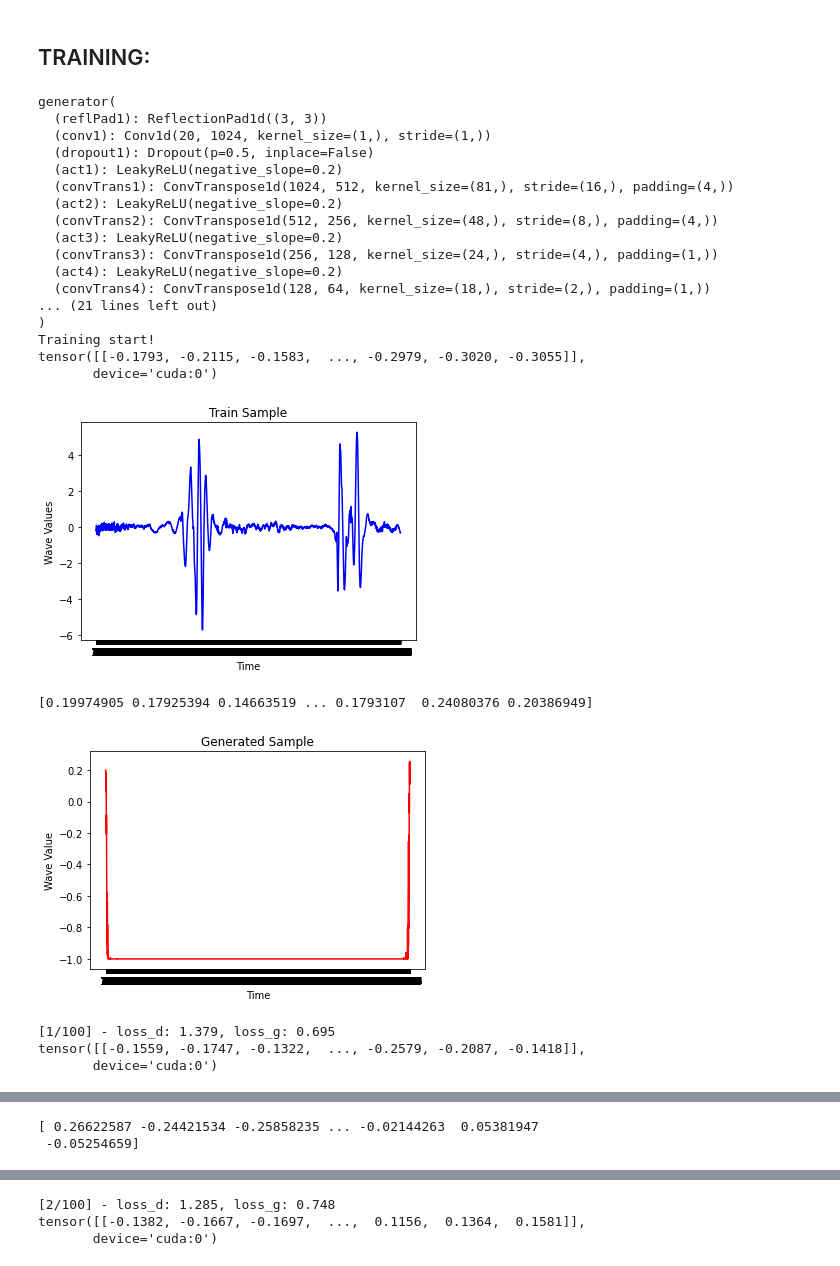
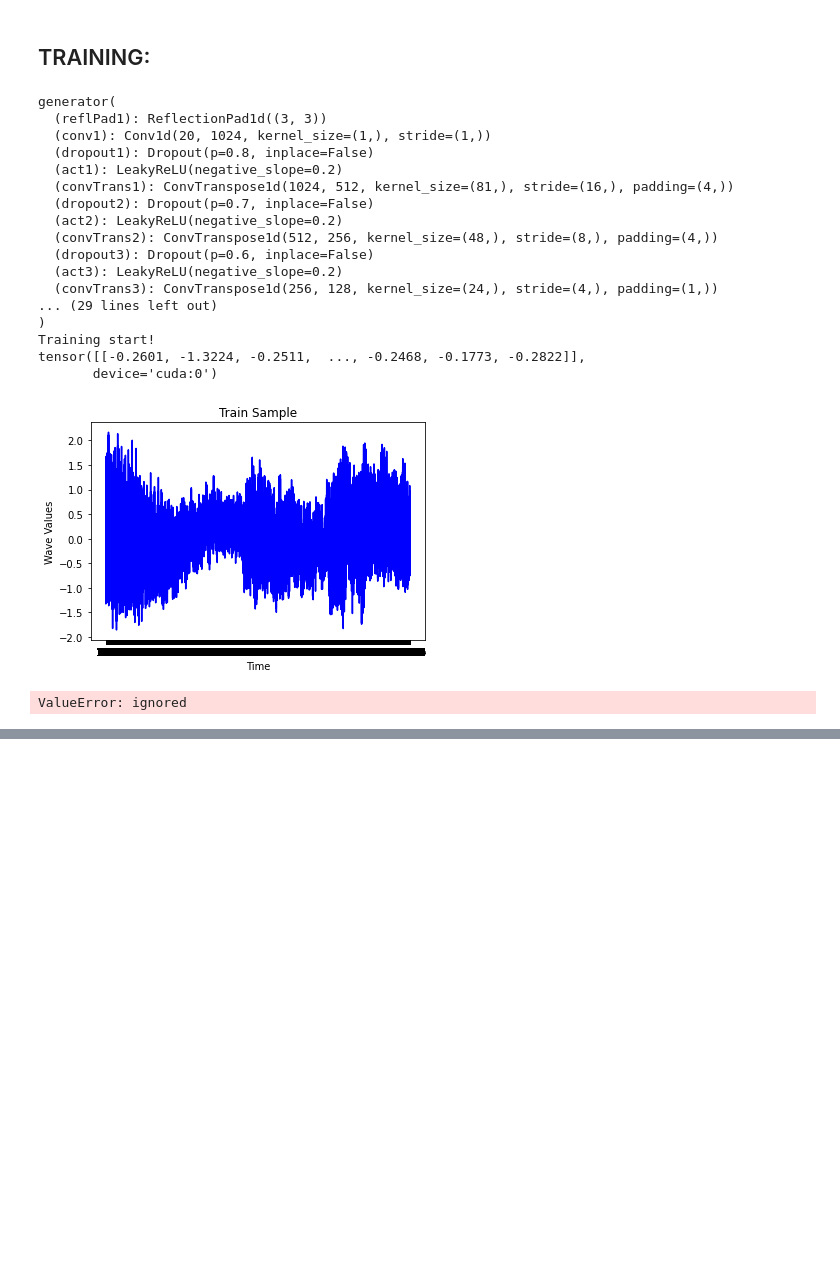
Before and after one commit to shanethomaswilliams/RAW-AUDIO-GAN, a Jupyter notebook: Copy of HEARTBEAT_GAN.ipynb, the cells around one changed output, grey strips where cells are left out. Drawn from its saved outputs; the diff is of its cells as text; code cells hidden in the pictures; blank space fills up the shorter version.

```diff
--- a/Copy of HEARTBEAT_GAN.ipynb
+++ b/Copy of HEARTBEAT_GAN.ipynb
@@ -26,7 +27,7 @@ gpu_boole = torch.cuda.is_available()
 ## GETTING DATA:
 # %%
 AUDIO_LENGTH = 5000
-OUTPUT_DIR = './drive/MyDrive/DL_FINAL_PROJECT/output'
+OUTPUT_DIR = './drive/MyDrive/DL_FINAL_PROJECT/Copy of long_melody_data.zip (Unzipped Files)/mel_output'
 OUTPUT_DIR_TRAIN = os.path.join(OUTPUT_DIR, 'train')
 
 train_files = glob(os.path.join(OUTPUT_DIR_TRAIN, '**.csv'))
@@ -78,7 +79,7 @@ def get_data(file_list):
     def load_into(_filename, _x):
         with open(_filename, 'rb') as f:
             audio_element = np.loadtxt(f, delimiter=",")
-            audio_element = audio_element.reshape(1,5000)
+            audio_element = audio_element.reshape(1,100000)
             _x.append(audio_element)
     x = []
     count = 0
@@ -150,16 +151,19 @@ class generator(nn.Module):
         #TODO
         self.reflPad1 = nn.ReflectionPad1d((3,3))
         self.conv1 = nn.Conv1d(input_channel, 1024, kernel_size=1, stride=1)
-        self.dropout1 = nn.Dropout()
+        self.dropout1 = nn.Dropout(0.8)
         self.act1 = nn.LeakyReLU(0.2)
 
         self.convTrans1 = nn.ConvTranspose1d(1024,512, kernel_size=81, stride=16, padding=4)
+        self.dropout2 = nn.Dropout(0.7)
         self.act2 = nn.LeakyReLU(0.2)
 
         self.convTrans2 = nn.ConvTranspose1d(512,256, kernel_size=48, stride=8, padding=4)
+        self.dropout3 = nn.Dropout(0.6)
         self.act3 = nn.LeakyReLU(0.2)
 
         self.convTrans3 = nn.ConvTranspose1d(256,128, kernel_size=24, stride=4, padding=1)
+        self.dropout4 = nn.Dropout(0.5)
         self.act4 = nn.LeakyReLU(0.2)
 
         self.convTrans4 = nn.ConvTranspose1d(128,64,  kernel_size=18, stride=2, padding=1)
@@ -184,19 +188,19 @@ class generator(nn.Module):
 
         convTrans1_out = self.convTrans1(act1_out)
         act2_out = self.act2(convTrans1_out)
-        act2_out = self.dropout1(act2_out)
+        act2_out = self.dropout2(act2_out)
 
         convTrans2_out = self.convTrans2(act2_out)
         act3_out = self.act3(convTrans2_out)
-        act3_out = self.dropout1(act3_out)
+        act3_out = self.dropout3(act3_out)
 
         convTrans3_out = self.convTrans3(act3_out)
         act4_out = self.act4(convTrans3_out)
-        act4_out = self.dropout1(act4_out)
+        act4_out = self.dropout4(act4_out)
 
         convTrans4_out = self.convTrans4(act4_out)
         act5_out = self.act5(convTrans4_out)
-        act5_out = self.dropout1(act5_out)
+        act5_out = self.dropout4(act5_out)
         reflPad2_out = self.reflPad2(act5_out)
 
         convTrans5_out = self.convTrans5(reflPad2_out)
@@ -211,18 +215,23 @@ class discriminator(nn.Module):
         self.RefPad = nn.ReflectionPad1d((7,7))
         self.conv1 = nn.Conv1d(1, 16, kernel_size=15, stride=1)
         self.act1 = nn.LeakyReLU(0.2)
+        self.dropout1 = nn.Dropout(0.9)
 
         self.conv2 = nn.Conv1d(16, 64, kernel_size=8, stride=4, padding=20, groups=4)
         self.act2 = nn.LeakyReLU(0.2)
+        self.dropout2 = nn.Dropout(0.8)
 
         self.conv3 = nn.Conv1d(64, 256, kernel_size=16, stride=4, padding=20, groups=16)
         self.act3 = nn.LeakyReLU(0.2)
+        self.dropout3 = nn.Dropout(0.7)
 
         self.conv4 = nn.Conv1d(256, 1024, kernel_size=32, stride=4, padding=20, groups=64)
         self.act4 = nn.LeakyReLU(0.2)
+        self.dropout4 = nn.Dropout(0.6)
 
         self.conv5 = nn.Conv1d(1024, 1024, kernel_size=64, stride=4, padding=20, groups=256)
         self.act5 = nn.LeakyReLU(0.2)
+        self.dropout5 = nn.Dropout(0.5)
 
         self.conv6 = nn.Conv1d(1024, 1024, kernel_size=16, stride=1, padding=2)
         self.act6 = nn.LeakyReLU(0.2)
@@ -242,21 +251,27 @@ class discriminator(nn.Module):
         reflPad_out = self.RefPad(x)
         conv1_out = self.conv1(reflPad_out)
         act1_out = self.act1(conv1_out)
+        act1_out = self.dropout1(act1_out)
 
         conv2_out = self.conv2(act1_out)
         act2_out = self.act2(conv2_out)
+        act2_out = self.dropout1(act2_out)
 
         conv3_out = self.conv3(act2_out)
         act3_out = self.act3(conv3_out)
+        act3_out = self.dropout1(act3_out)
 
         conv4_out = self.conv4(act3_out)
         act4_out = self.act4(conv4_out)
+        act4_out = self.dropout1(act4_out)
 
         conv5_out = self.conv5(act4_out)
         act5_out = self.act5(conv5_out)
+        act5_out = self.dropout1(act5_out)
 
         conv6_out = self.conv6(act5_out)
         act6_out = self.act6(conv6_out)
+        act6_out = self.dropout1(act6_out)
 
         conv7_out = self.conv7(act6_out)
         result = self.sig(conv7_out)
@@ -276,7 +291,7 @@ k=20
 epochs = 100
 batch_size = 32
 lr_g = 0.0001
-lr_d = 0.00002
+lr_d = 0.0001
 train_interval = 5
 
 G = generator(k)
@@ -401,41 +416,37 @@ for epoch in range(epochs):
     plt.show()
     print('[%d/%d] - loss_d: %.3f, loss_g: %.3f' % ((epoch + 1), epochs, torch.mean(torch.FloatTensor(D_losses[-batch_number:])),
                                       torch.mean(torch.FloatTensor(G_losses[-(batch_number - batch_number // train_interval):]))))
 
 #Plotting:
 
 #Losses:
 plt.subplot(1, 2, 1)
 plt.plot(D_losses)
 plt.title("D Loss")
 plt.xlabel("Batch number")
 plt.ylabel("Loss")
 plt.subplot(1, 2, 2)
 plt.plot(G_losses)
 plt.title("G Loss")
 plt.xlabel("Batch number")
 plt.ylabel("Loss");
 # %% [output]
 generator(
   (reflPad1): ReflectionPad1d((3, 3))
   (conv1): Conv1d(20, 1024, kernel_size=(1,), stride=(1,))
-  (dropout1): Dropout(p=0.5, inplace=False)
+  (dropout1): Dropout(p=0.8, inplace=False)
   (act1): LeakyReLU(negative_slope=0.2)
   (convTrans1): ConvTranspose1d(1024, 512, kernel_size=(81,), stride=(16,), padding=(4,))
+  (dropout2): Dropout(p=0.7, inplace=False)
   (act2): LeakyReLU(negative_slope=0.2)
   (convTrans2): ConvTranspose1d(512, 256, kernel_size=(48,), stride=(8,), padding=(4,))
+  (dropout3): Dropout(p=0.6, inplace=False)
   (act3): LeakyReLU(negative_slope=0.2)
   (convTrans3): ConvTranspose1d(256, 128, kernel_size=(24,), stride=(4,), padding=(1,))
-  (act4): LeakyReLU(negative_slope=0.2)
-  (convTrans4): ConvTranspose1d(128, 64, kernel_size=(18,), stride=(2,), padding=(1,))
-... (21 lines left out)
+... (29 lines left out)
 )
 Training start!
-tensor([[-0.1793, -0.2115, -0.1583,  ..., -0.2979, -0.3020, -0.3055]],
+tensor([[-0.2601, -1.3224, -0.2511,  ..., -0.2468, -0.1773, -0.2822]],
        device='cuda:0')
-[figure, old version]
+[figure, new version]
-[0.19974905 0.17925394 0.14663519 ... 0.1793107  0.24080376 0.20386949]
+ValueError: ignored
-[figure, removed]
-[1/100] - loss_d: 1.379, loss_g: 0.695
-tensor([[-0.1559, -0.1747, -0.1322,  ..., -0.2579, -0.2087, -0.1418]],
-       device='cuda:0')
@@ -443,2 +452,0 @@ tensor([[-0.1559, -0.1747, -0.1322,  ..., -0.2579, -0.2087, -0.1418]],
-[ 0.26622587 -0.24421534 -0.25858235 ... -0.02144263  0.05381947
- -0.05254659]
@@ -446,3 +452,0 @@ tensor([[-0.1559, -0.1747, -0.1322,  ..., -0.2579, -0.2087, -0.1418]],
-[2/100] - loss_d: 1.285, loss_g: 0.748
-tensor([[-0.1382, -0.1667, -0.1697,  ...,  0.1156,  0.1364,  0.1581]],
-       device='cuda:0')
```
Also changed, not shown: parts of 5 cells of this notebook.
